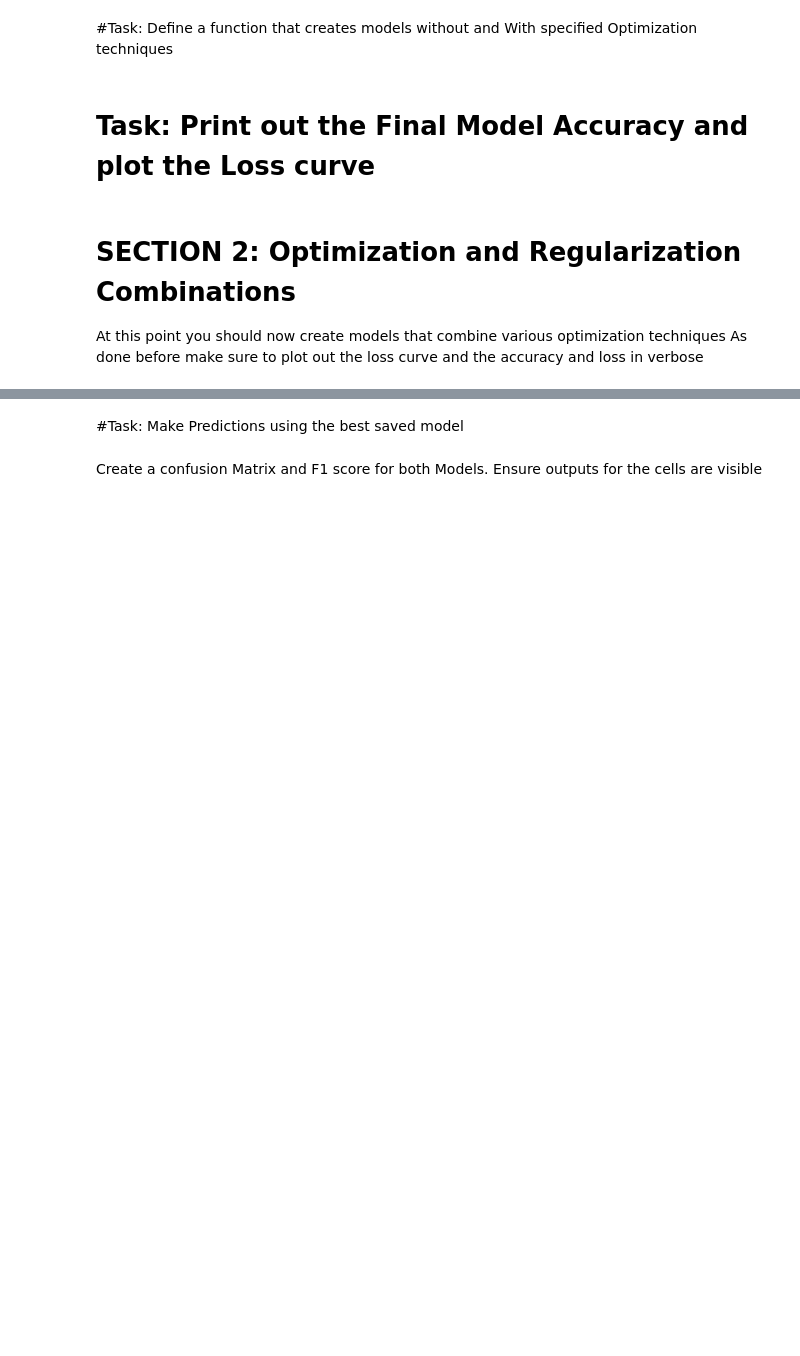
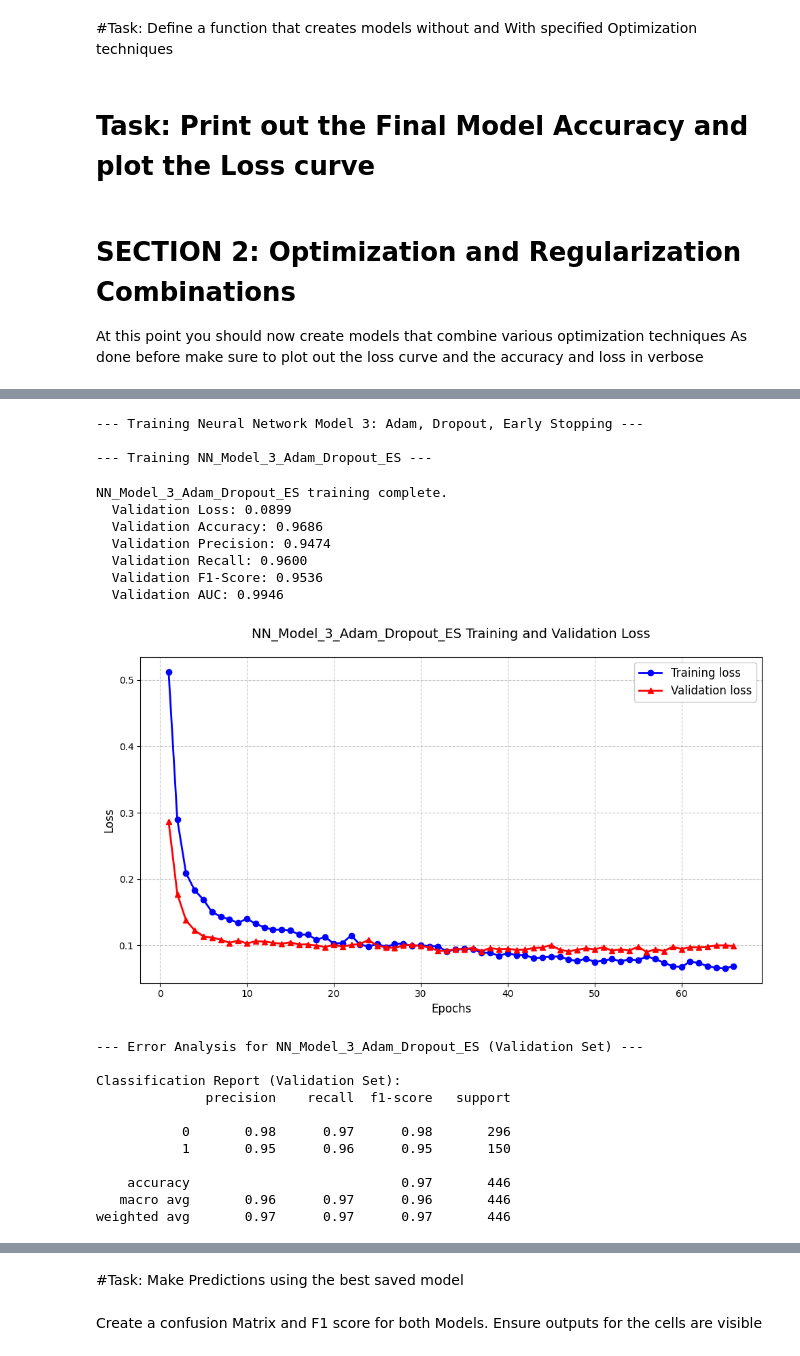
Before and after one commit to Gakwaya011/Kigali_Traffic_Congestion_Prediction, a Jupyter notebook: Summative_Intro_to_ml_[name_number]_assignment.ipynb, the cells around one changed output, grey strips where cells are left out. Saved outputs shown, nothing was run; the diff lists cells and outputs as text; code cells hidden in the pictures; blank space fills up the shorter version.

```diff
--- a/Summative_Intro_to_ml_[name_number]_assignment.ipynb
+++ b/Summative_Intro_to_ml_[name_number]_assignment.ipynb
@@ -94,0 +547,76 @@ loss_curve_plot(model_4):
+# %%
+# TODO:
+# NN Combination 2 (model_3): Optimized Neural Network
+# Optimization: Adam (Custom Learning Rate)
+# Regularization: Dropout
+# Convergence Speed: Early Stopping
+
+print("\n--- Training Neural Network Model 3: Adam, Dropout, Early Stopping ---")
+
+# Define Early Stopping callback
+early_stopping_nn3 = EarlyStopping(
+    monitor='val_loss',
+    patience=10,
+    restore_best_weights=True
+)
+
+model_3 = define_model(
+    input_dim=input_dim_for_nn,
+    optimizer_type='adam',
+    learning_rate=0.0005,
+    dropout_rate=0.3,
+    regularization_type='dropout',
+    num_hidden_layers=3,
+    neurons_per_layer=[128, 64, 32],
+    model_name="NN_Model_3_Adam_Dropout_ES"
+)
+
+model_3, history_3 = train_and_evaluate_nn(
+    model_3, X_train_scaled_df, y_train, X_val_scaled_df, y_val,
+    epochs=150, # Set higher max epochs, Early Stopping will determine actual epochs
+    callbacks=[early_stopping_nn3],
+    model_name="NN_Model_3_Adam_Dropout_ES"
+)
+
+loss_curve_plot(history_3, model_name="NN_Model_3_Adam_Dropout_ES")
+
+# print out confusion matrix and error analysis metrics after the cell
+print("\n--- Error Analysis for NN_Model_3_Adam_Dropout_ES (Validation Set) ---")
+y_pred_val_proba_m3 = model_3.predict(X_val_scaled_df, verbose=0)
+y_pred_val_m3 = (y_pred_val_proba_m3 > 0.5).astype(int)
+
+print("\nClassification Report (Validation Set):")
+print(classification_report(y_val, y_pred_val_m3, zero_division=0))
+
+plt.figure(figsize=(6, 5))
+cm_m3 = confusion_matrix(y_val, y_pred_val_m3)
+sns.heatmap(cm_m3, annot=True, fmt='d', cmap='Blues', cbar=False,
+            xticklabels=['Not Congested (0)', 'Congested (1)'],
+            yticklabels=['Not Congested (0)', 'Congested (1)'])
+plt.title('Confusion Matrix for NN_Model_3_Adam_Dropout_ES (Validation Set)')
+plt.xlabel('Predicted')
+plt.ylabel('Actual')
+plt.show()
+# %% [output]
+--- Training Neural Network Model 3: Adam, Dropout, Early Stopping ---
+
+--- Training NN_Model_3_Adam_Dropout_ES ---
+NN_Model_3_Adam_Dropout_ES training complete.
+  Validation Loss: 0.0899
+  Validation Accuracy: 0.9686
+  Validation Precision: 0.9474
+  Validation Recall: 0.9600
+  Validation F1-Score: 0.9536
+  Validation AUC: 0.9946
+[figure, added]
+--- Error Analysis for NN_Model_3_Adam_Dropout_ES (Validation Set) ---
+
+Classification Report (Validation Set):
+              precision    recall  f1-score   support
+
+           0       0.98      0.97      0.98       296
+           1       0.95      0.96      0.95       150
+
+    accuracy                           0.97       446
+   macro avg       0.96      0.97      0.96       446
+weighted avg       0.97      0.97      0.97       446
```
Also changed, not shown: parts of 24 cells of this notebook.
